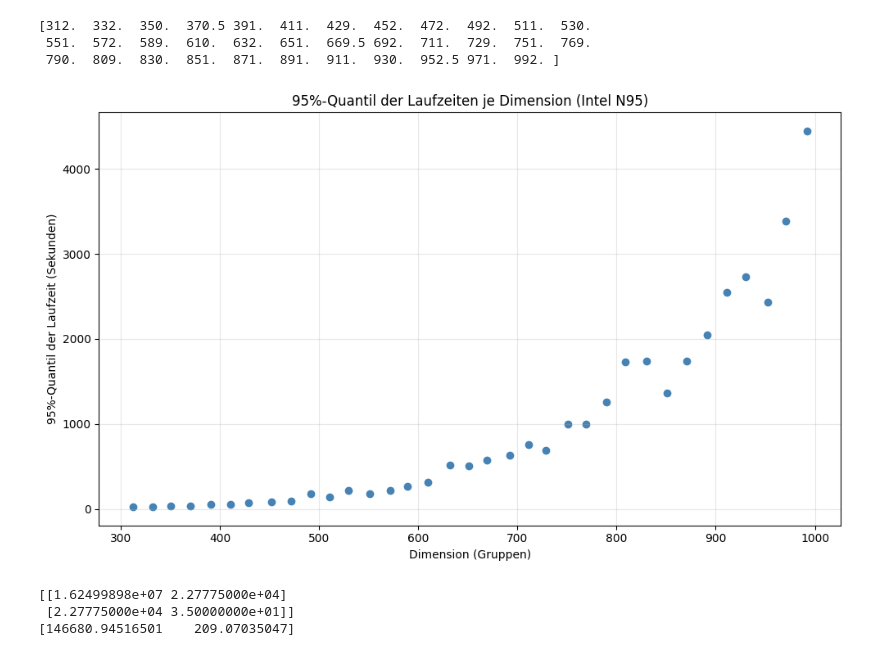
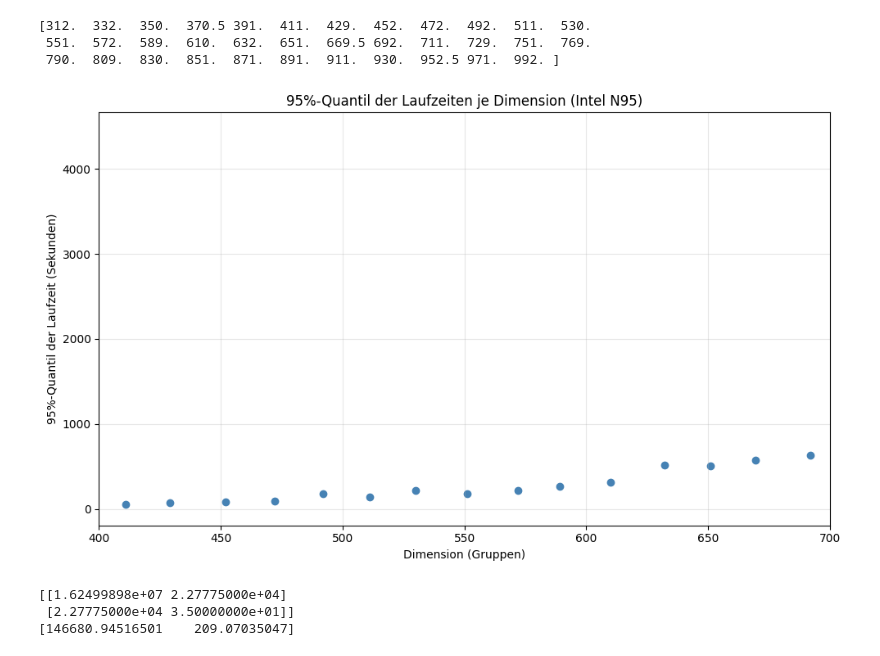
Before and after one commit to Linelle-7/TSP-Benchmark-Analysis, a Jupyter notebook: DatenAnalyse_fuer_TSP.ipynb, the cells around one changed output. Cells and saved outputs as stored; diff of their text form; code cells hidden in the pictures.

```diff
--- a/DatenAnalyse_fuer_TSP.ipynb
+++ b/DatenAnalyse_fuer_TSP.ipynb
@@ -414,19 +414,20 @@ print(df_representatives)
 # %%
 #Repräsentative Dimensionen pro einmal lesen
 X2=[x for x in df_representatives]
 # Plot 95% quantile vs dimension
 plt.figure(figsize=(10, 6))
 plt.scatter(X2, quantiles.values, marker="o", linestyle="-", color="steelblue")
 
 plt.xlabel("Dimension (Gruppen)")
 plt.ylabel("95%-Quantil der Laufzeit (Sekunden)")
 plt.title("95%-Quantil der Laufzeiten je Dimension (Intel N95)")
 plt.grid(True, alpha=0.3)
+plt.xlim(400, 700)
 plt.tight_layout()
 plt.savefig("quantile_95_plot.2.png")
 plt.show()
 # %% [output]
-[figure, old version]
+[figure, new version]
 # %%
 # Lineare Regression auf den 95%-Quantilen durchführen Zweite Ansatz (hier wird die Dimension, deren Laufzeit gleich  oder am näherste der Median
 # der Entsprechende Bereich liegt,  als Repräsentant der Bereich verwendet)
```
Also changed, not shown: parts of 49 cells of this notebook, 23 other files.
